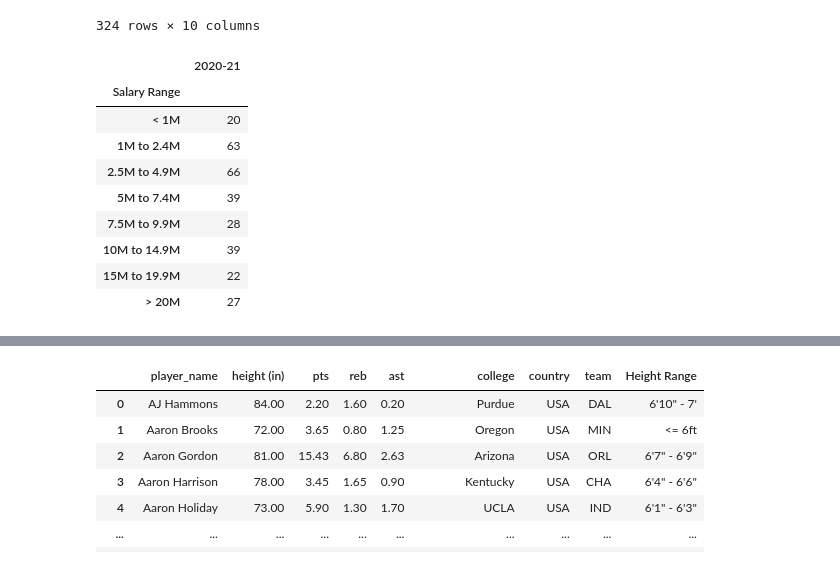
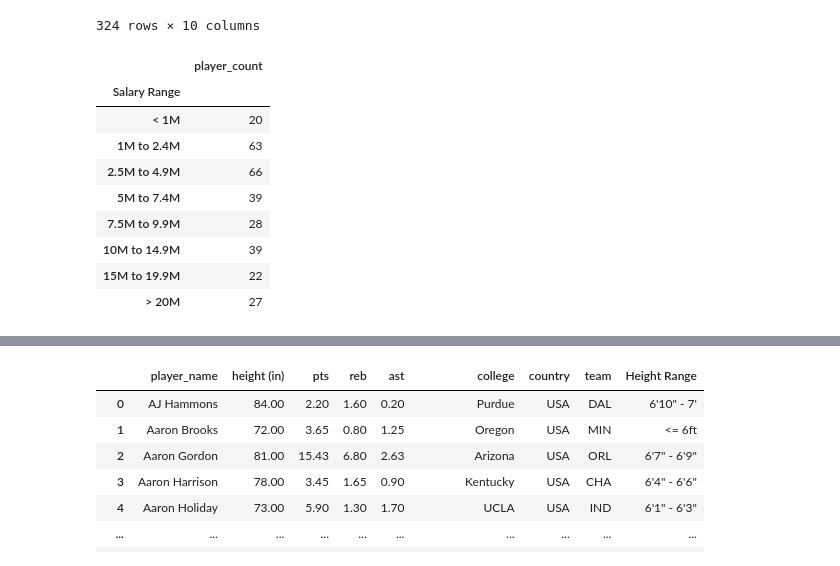
Before and after one commit to ic17rey/butler-groupA-project1, a Jupyter notebook: nba_height_project_analysis.ipynb, the cells around one changed output, grey strips where cells are left out. Drawn from its saved outputs; the diff is of its cells as text; code cells hidden in the pictures.

```diff
--- a/nba_height_project_analysis.ipynb
+++ b/nba_height_project_analysis.ipynb
@@ -209,10 +240,10 @@ nba_stats_with_salary_df
 # %%
 binning_nba_salary_df = nba_stats_with_salary_df.groupby(by = "Salary Range").count()["2020-21"].to_frame()
 
-#binning_nba_salary_df = binning_nba_salary_df.rename(columns={'':'player_count'})
+binning_nba_salary_df = binning_nba_salary_df.rename(columns={'2020-21':'player_count'})
 binning_nba_salary_df
 # %% [output]
-|  | 2020-21 |
+|  | player_count |
 | Salary Range |  |
 | < 1M | 20 |
 | 1M to 2.4M | 63 |
```
Also changed, not shown: parts of 26 cells of this notebook, 3 other files.
